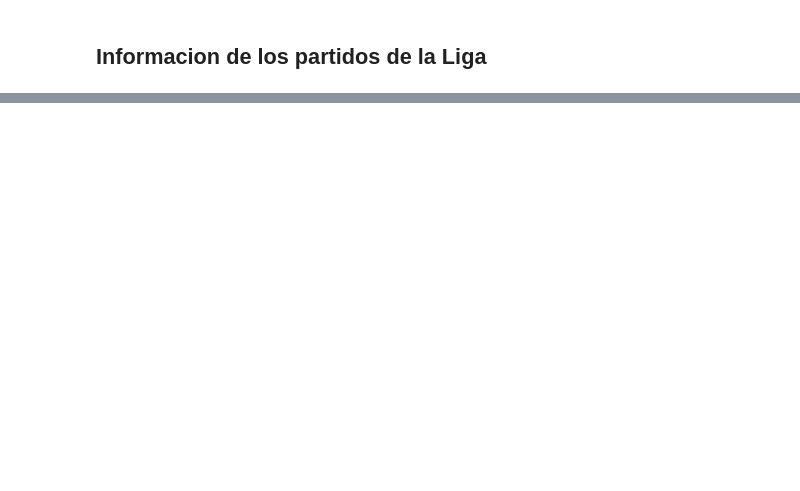
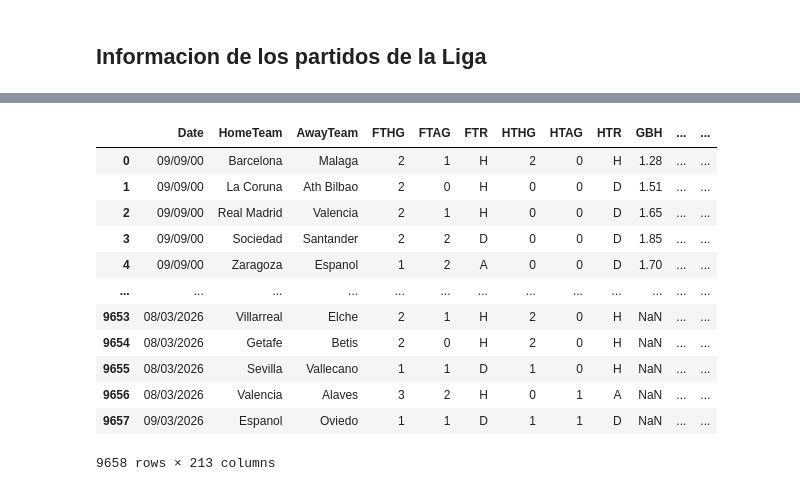
Before and after one commit to geraldb1/AnalisisFutbol, a Jupyter notebook: Script/Extract.ipynb, the cells around one changed output, grey strips where cells are left out. Cells and saved outputs as stored; diff of their text form; code cells hidden in the pictures; blank space fills up the shorter version.

```diff
--- a/Script/Extract.ipynb
+++ b/Script/Extract.ipynb
@@ -392,0 +102,16 @@ print(df_equipos.to_string())
+# %%
+df1
+# %% [output]
+|  | Date | HomeTeam | AwayTeam | FTHG | FTAG | FTR | HTHG | HTAG | HTR | GBH | ... | ... |
+| 0 | 09/09/00 | Barcelona | Malaga | 2 | 1 | H | 2 | 0 | H | 1.28 | ... | ... |
+| 1 | 09/09/00 | La Coruna | Ath Bilbao | 2 | 0 | H | 0 | 0 | D | 1.51 | ... | ... |
+| 2 | 09/09/00 | Real Madrid | Valencia | 2 | 1 | H | 0 | 0 | D | 1.65 | ... | ... |
+| 3 | 09/09/00 | Sociedad | Santander | 2 | 2 | D | 0 | 0 | D | 1.85 | ... | ... |
+| 4 | 09/09/00 | Zaragoza | Espanol | 1 | 2 | A | 0 | 0 | D | 1.70 | ... | ... |
+| ... | ... | ... | ... | ... | ... | ... | ... | ... | ... | ... | ... | ... |
+| 9653 | 08/03/2026 | Villarreal | Elche | 2 | 1 | H | 2 | 0 | H | NaN | ... | ... |
+| 9654 | 08/03/2026 | Getafe | Betis | 2 | 0 | H | 2 | 0 | H | NaN | ... | ... |
+| 9655 | 08/03/2026 | Sevilla | Vallecano | 1 | 1 | D | 1 | 0 | H | NaN | ... | ... |
+| 9656 | 08/03/2026 | Valencia | Alaves | 3 | 2 | H | 0 | 1 | A | NaN | ... | ... |
+| 9657 | 09/03/2026 | Espanol | Oviedo | 1 | 1 | D | 1 | 1 | D | NaN | ... | ... |
+9658 rows × 213 columns
```
Also changed, not shown: parts of 66 cells of this notebook, 30 other files.
